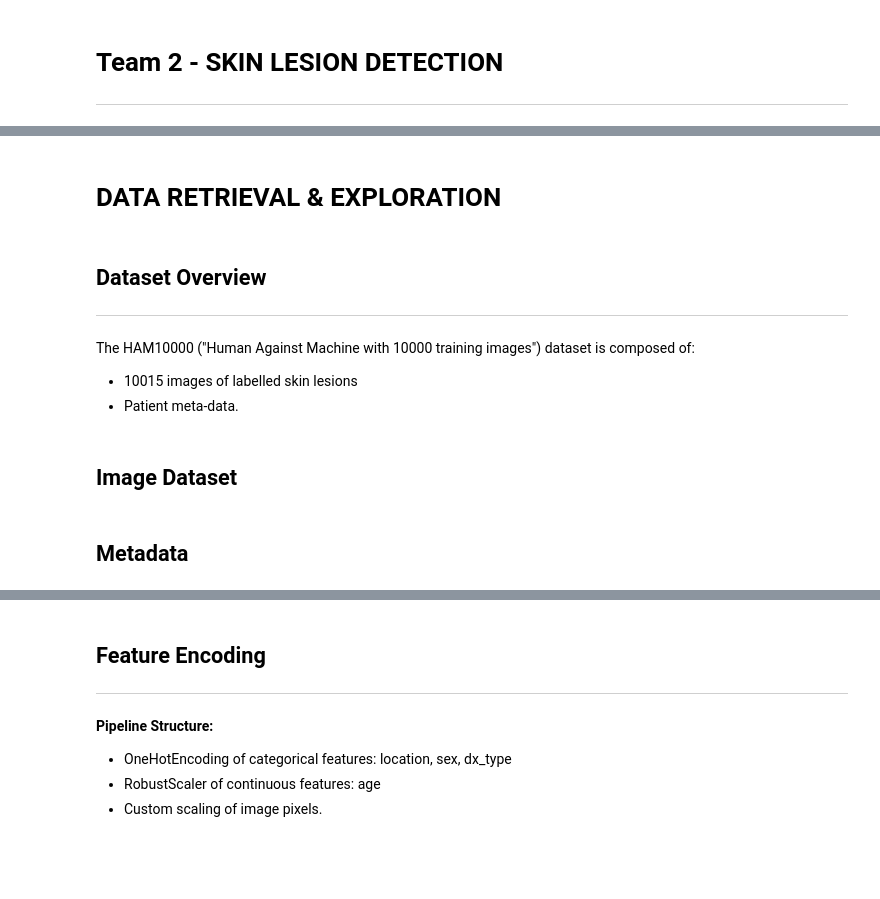
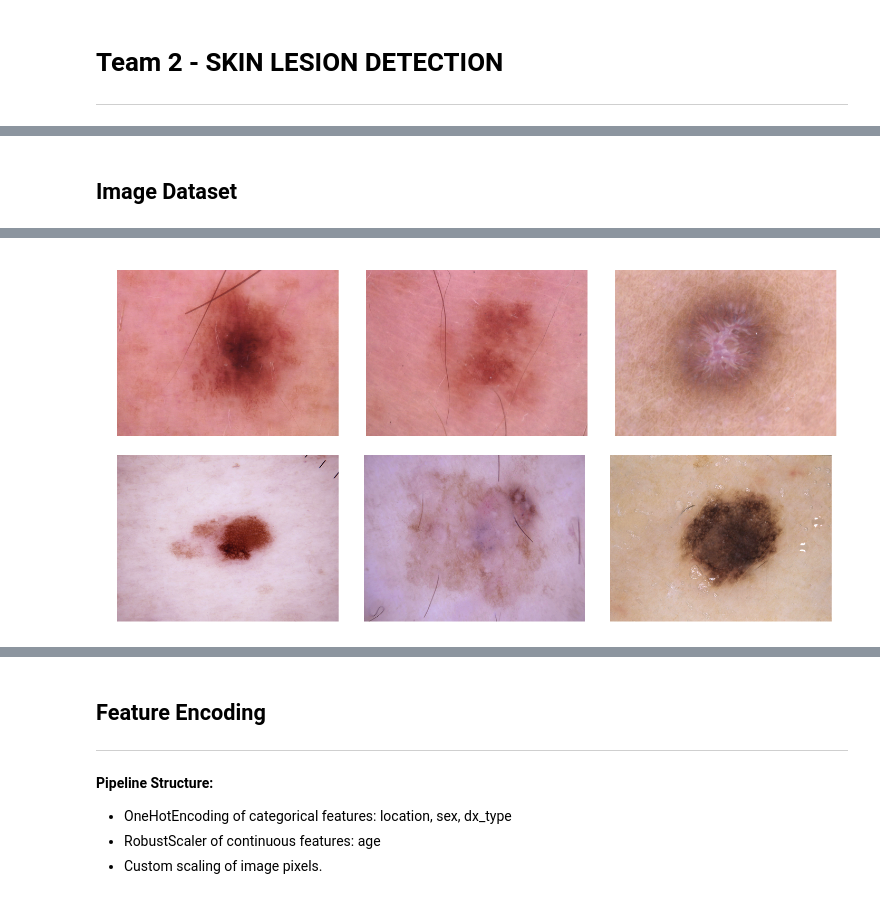
Before and after one commit to cecyprice/skin_lesion_detection, a Jupyter notebook: notebooks/PresNotebook.ipynb, the cells around one changed output, grey strips where cells are left out. Saved outputs shown, nothing was run; the diff lists cells and outputs as text; code cells hidden in the pictures; blank space fills up the shorter version.

```diff
--- a/notebooks/PresNotebook.ipynb
+++ b/notebooks/PresNotebook.ipynb
@@ -209,12 +145,2 @@ meta_data.head(5)
-# %% [markdown]
-# DATA RETRIEVAL & EXPLORATION
-# %% [markdown]
-## Dataset Overview
----
-
-The HAM10000 ("Human Against Machine with 10000 training images") dataset is composed of:
-
-- 10015 images of labelled skin lesions
-- Patient meta-data.
 # %% [markdown]
 ## Image Dataset
@@ -234,2 +147,4 @@ fig.savefig('category_samples.png', dpi=500)
-# %% [markdown]
-## Metadata
+# %%
+hide_code_in_slideshow()
+Image("SKL.png")
+# %% [output]
@@ -235,0 +152 @@ fig.savefig('category_samples.png', dpi=500)
+[figure, added]
```
Also changed, not shown: parts of 50 cells of this notebook.
